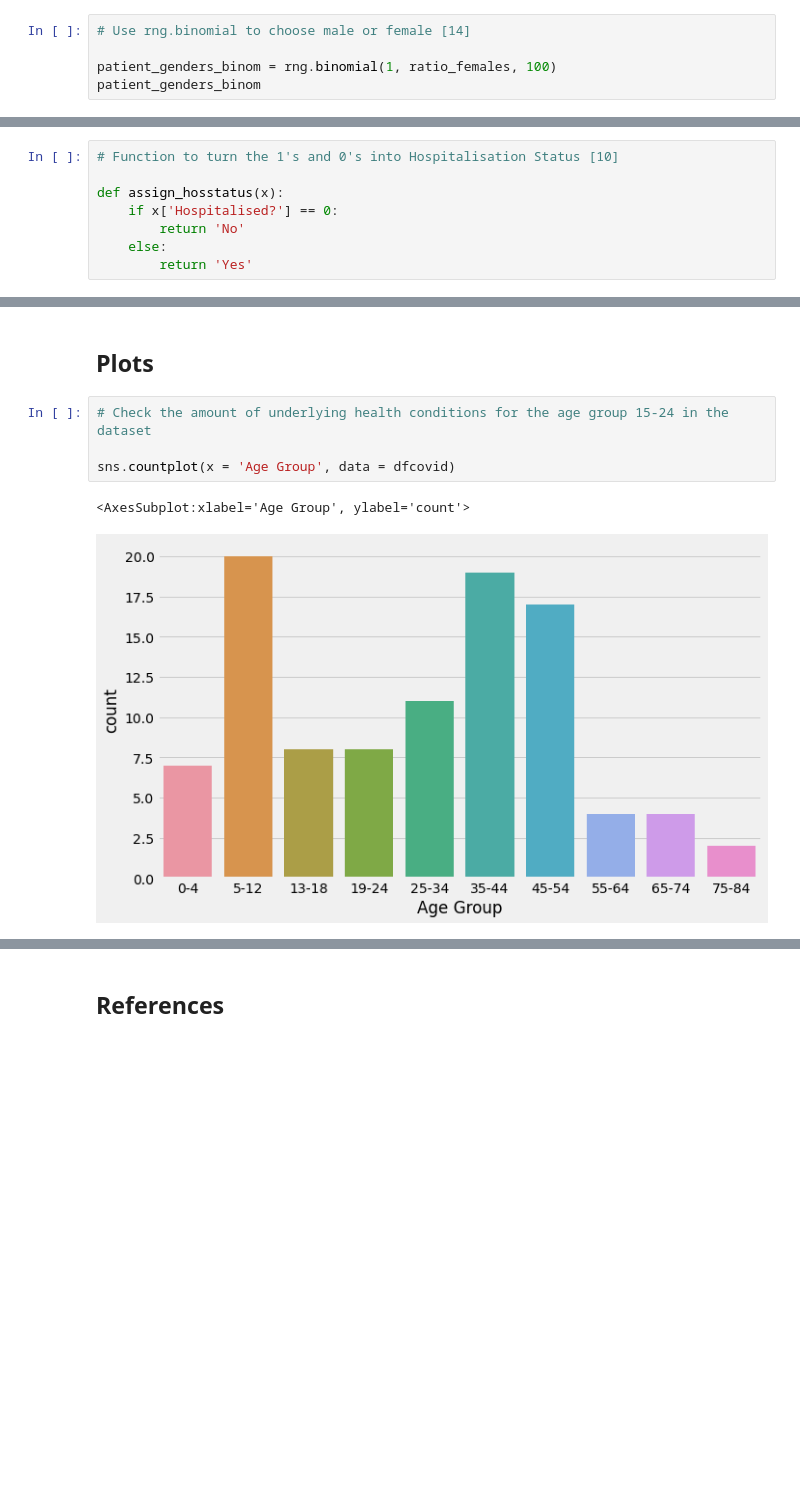
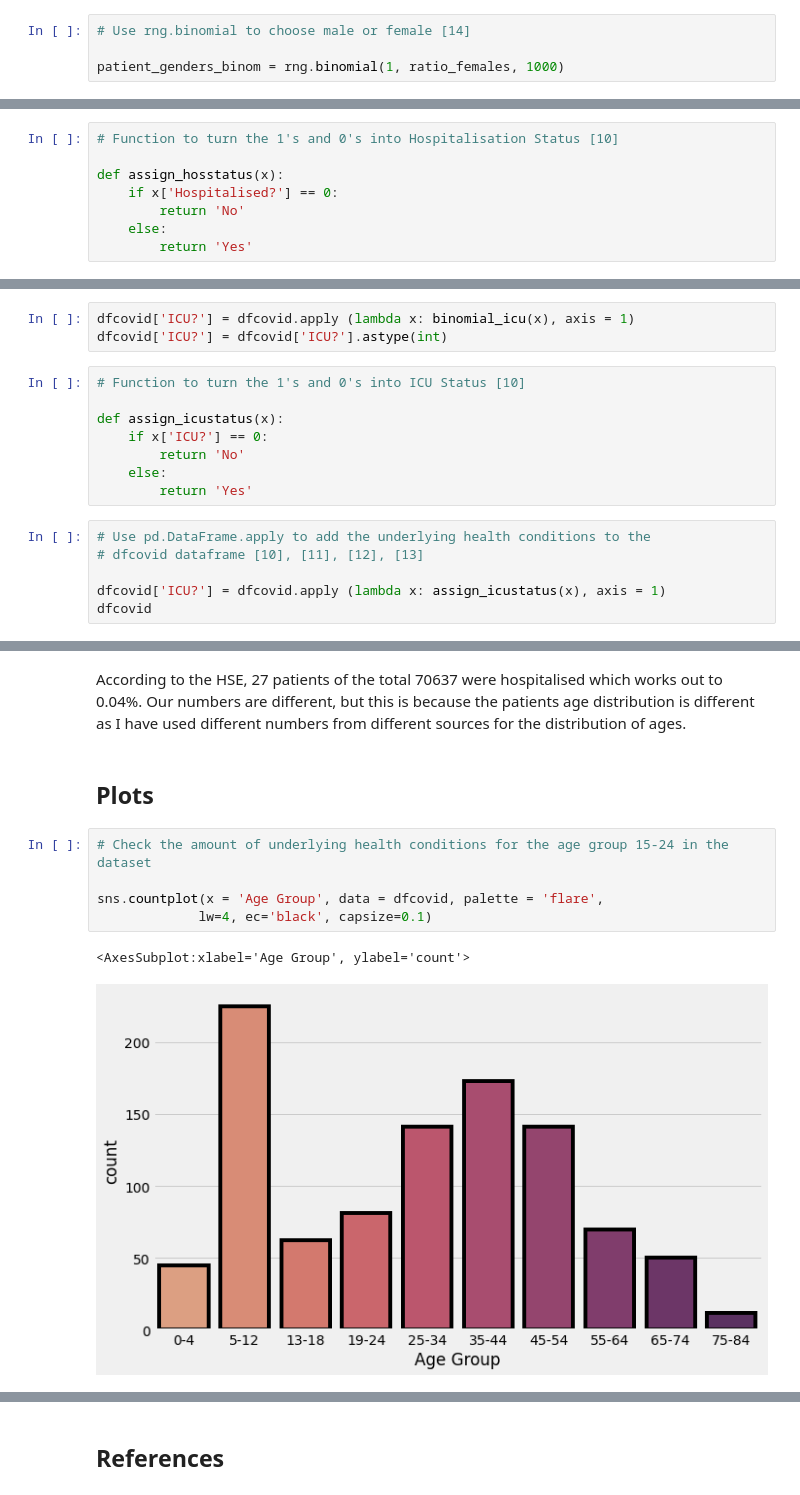
Before and after one commit to Cormac88/PDA_Project_Covid-19, a Jupyter notebook: simulated_covid_data.ipynb, the cells around one changed output, grey strips where cells are left out. Drawn from its saved outputs; the diff is of its cells as text; blank space fills up the shorter version.

Commit message:
Added the section 'ICU Admission. Added some more statistics to the other sections and some more explanations. Changed the number in the dataset to 1000. Edited the plots. Added to the 'img' folder

```diff
--- a/simulated_covid_data.ipynb
+++ b/simulated_covid_data.ipynb
@@ -230,5 +233,4 @@ ratio_females
 # %%
 # Use rng.binomial to choose male or female [14]
 
-patient_genders_binom = rng.binomial(1, ratio_females, 100)
-patient_genders_binom
+patient_genders_binom = rng.binomial(1, ratio_females, 1000)
@@ -536,0 +625,17 @@ The total percentage of Hostpitalisations according to the HSE 0.84%
+# %%
+dfcovid['ICU?'] = dfcovid.apply (lambda x: binomial_icu(x), axis = 1)
+dfcovid['ICU?'] = dfcovid['ICU?'].astype(int)
+# %%
+# Function to turn the 1's and 0's into ICU Status [10]
+
+def assign_icustatus(x):
+    if x['ICU?'] == 0:
+        return 'No'
+    else:
+        return 'Yes'
+# %%
+# Use pd.DataFrame.apply to add the underlying health conditions to the
+# dfcovid dataframe [10], [11], [12], [13]
+
+dfcovid['ICU?'] = dfcovid.apply (lambda x: assign_icustatus(x), axis = 1)
+dfcovid
@@ -537,9 +668,12 @@ The total percentage of Hostpitalisations according to the HSE 0.84%
+# %% [markdown]
+According to the HSE, 27 patients of the total 70637 were hospitalised which works out to 0.04%. Our numbers are different, but this is because the patients age distribution is different as I have used different numbers from different sources for the distribution of ages.
 # %% [markdown]
 ## Plots
 # %%
 # Check the amount of underlying health conditions for the age group 15-24 in the dataset
 
-sns.countplot(x = 'Age Group', data = dfcovid)
+sns.countplot(x = 'Age Group', data = dfcovid, palette = 'flare',
+             lw=4, ec='black', capsize=0.1)
 # %% [output]
 <AxesSubplot:xlabel='Age Group', ylabel='count'>
-[figure, old version]
+[figure, new version]
```
Also changed, not shown: parts of 39 cells of this notebook, 3 other files.
